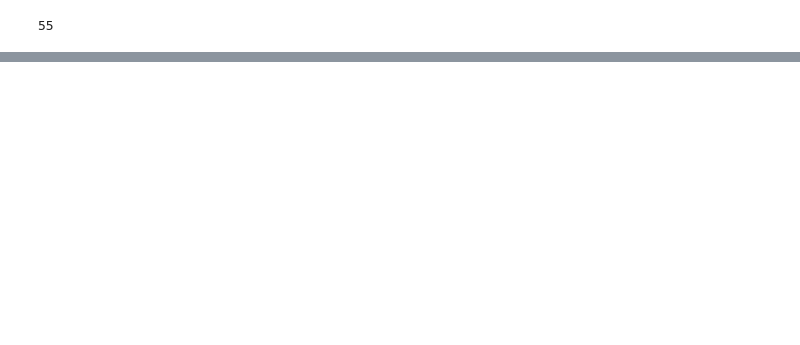
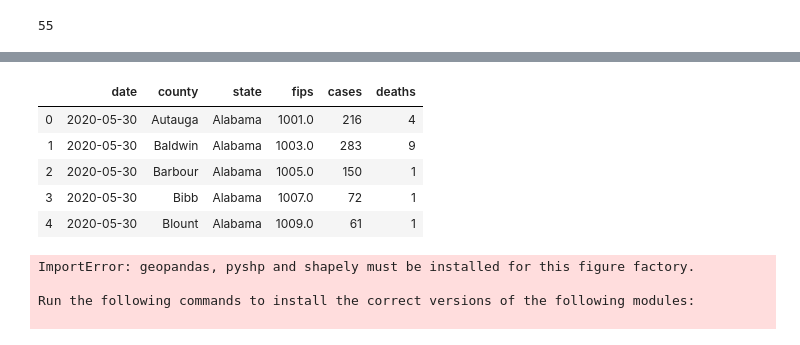
Before and after one commit to leadinghammp/COVID-19-Near-Me, a Jupyter notebook: COVID-19 Near Me.ipynb, the cells around one changed output, grey strips where cells are left out. Saved outputs shown, nothing was run; the diff lists cells and outputs as text; code cells hidden in the pictures; blank space fills up the shorter version.

```diff
--- a/COVID-19 Near Me.ipynb
+++ b/COVID-19 Near Me.ipynb
@@ -333,6 +333,9 @@ def get_this(df,state_name='Maryland', county=False, county_name='Baltimore city
     if county==True:
         df_out=county_df=get_county(get_state(df,state_name), county_name)
     return df_out
+def get_date(df,date_time='2020-05-30'):
+    date_df=df[df.date==date_time].reset_index().drop(columns=['index'], axis=0)
+    return date_df
 # %%
 Wash_Co=get_this(data,state_name='Maryland', county=True, county_name='Washington')
 get_daily(Wash_Co)
@@ -707,0 +733,24 @@ See the caveats in the documentation: http://pandas.pydata.org/pandas-docs/stabl
+# %%
+data=pd.read_csv('us-counties.csv')
+
+date_df=get_date(data,'2020-05-30')
+date_df.head()
+# %% [output]
+|  | date | county | state | fips | cases | deaths |
+| 0 | 2020-05-30 | Autauga | Alabama | 1001.0 | 216 | 4 |
+| 1 | 2020-05-30 | Baldwin | Alabama | 1003.0 | 283 | 9 |
+| 2 | 2020-05-30 | Barbour | Alabama | 1005.0 | 150 | 1 |
+| 3 | 2020-05-30 | Bibb | Alabama | 1007.0 | 72 | 1 |
+| 4 | 2020-05-30 | Blount | Alabama | 1009.0 | 61 | 1 |
+# %%
+fig = ff.create_choropleth(fips = date_df.fips, values = date_df.cases, colorscale = 'Magma', show_state_data = True)
+#         binning_endpoints=endpts,
+#         county_outline={'color': 'rgb(15,15,55)', 'width': 1},
+#         state_outline={'color': 'rgb(15,15,55)', 'width': 1})
+#         legend_title='Median Rent', title='Median Rent per Square Foot by County')
+plotly.plot(fig, filename='MedianRentByCounty.html')
+# %% [output]
+ImportError: geopandas, pyshp and shapely must be installed for this figure factory.
+
+Run the following commands to install the correct versions of the following modules:
+
```
Also changed, not shown: parts of 38 cells of this notebook, 1 other file.
